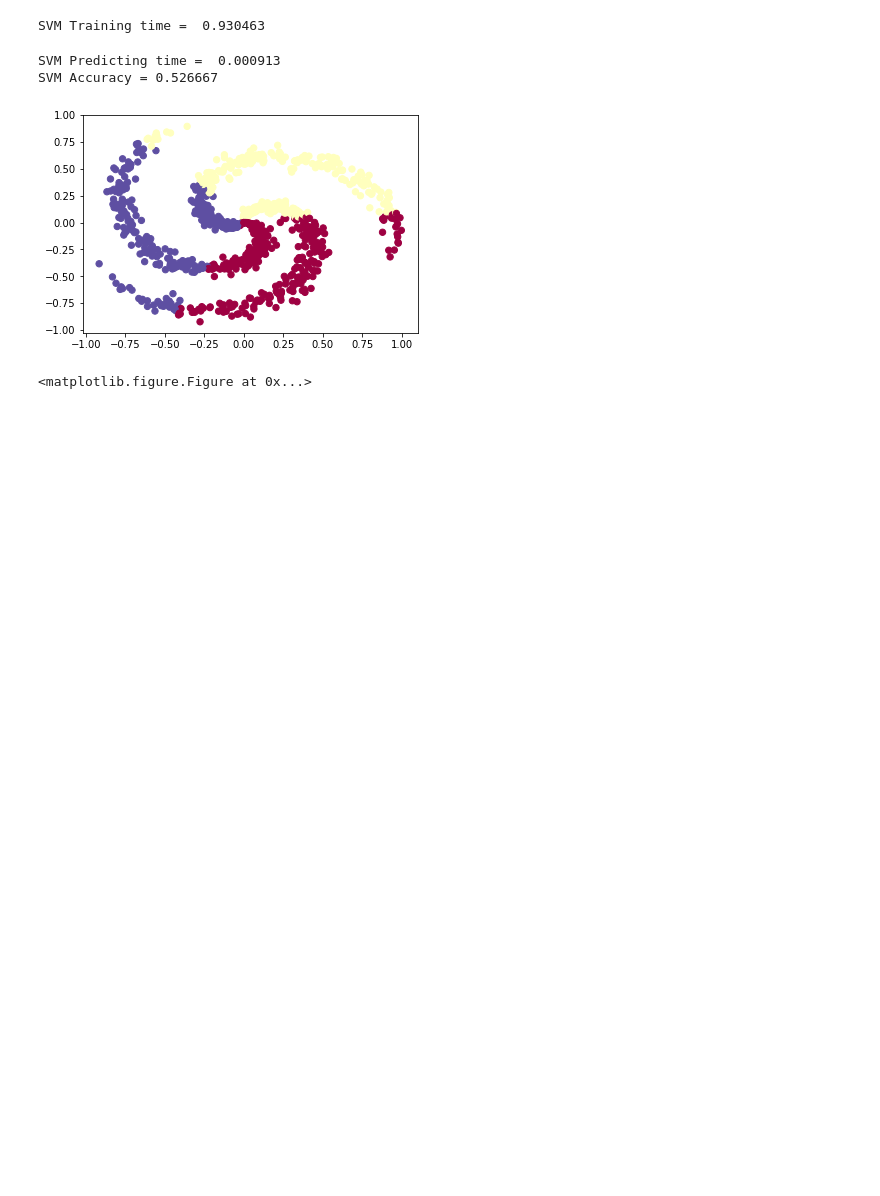
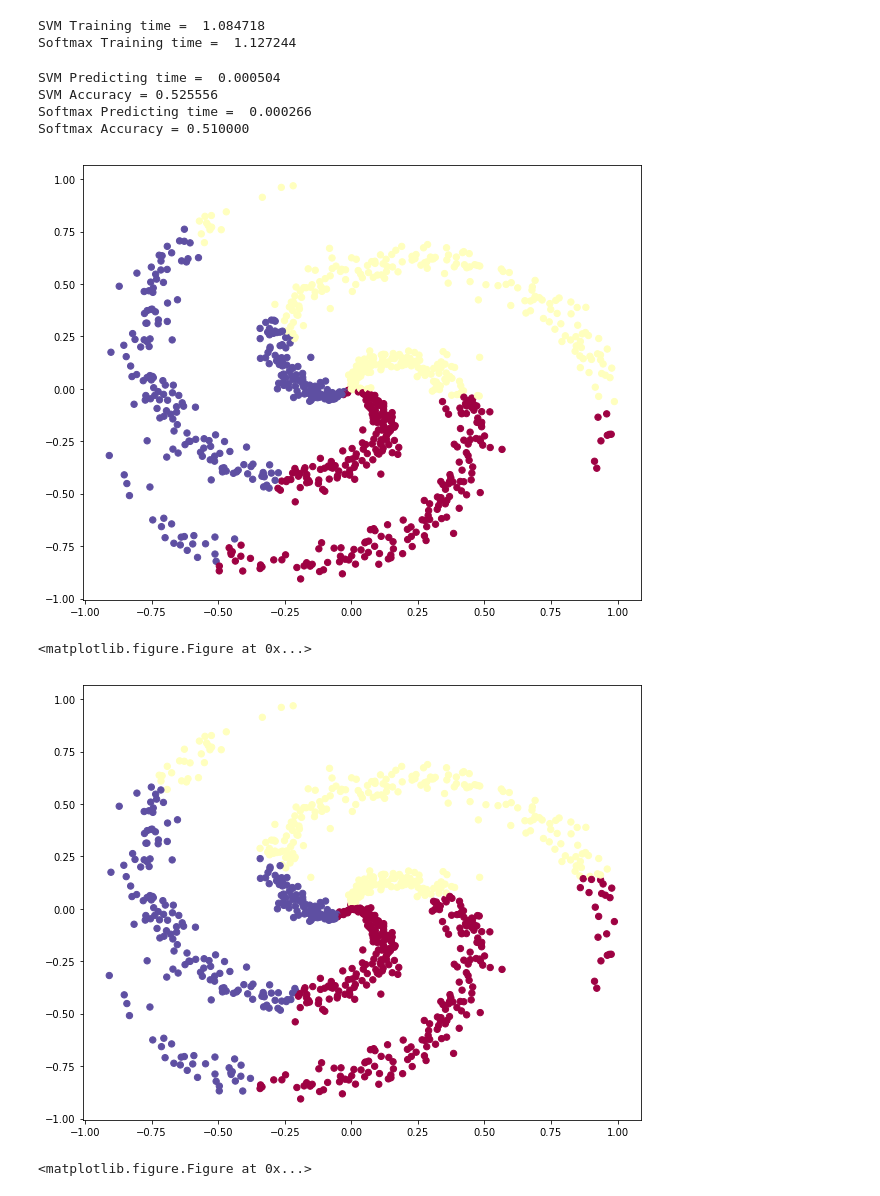
Before and after one commit to Dmitry94/Neural_Networks, a Jupyter notebook: SpiralTests.ipynb, the cells around one changed output. Drawn from its saved outputs; the diff is of its cells as text; code cells hidden in the pictures; blank space fills up the shorter version.

Commit message:
Test spiral data with softmax and svm

```diff
--- a/SpiralTests.ipynb
+++ b/SpiralTests.ipynb
@@ -1,15 +1,20 @@
 # %%
 import sys
 sys.path.append('SVM')
+sys.path.append('Softmax')
 
 import time
 import numpy as np
 
 import utils
 import LinearSVM as lSVM
+import Softmax as sfmx
 
 %matplotlib inline
 import matplotlib.pyplot as plt
+plt.rcParams['figure.figsize'] = (10.0, 8.0) # set default size of plots
+plt.rcParams['image.interpolation'] = 'nearest'
+plt.rcParams['image.cmap'] = 'gray'
 # %%
 # Generate data
 
@@ -27,39 +81,62 @@ plt.show()
 # %%
 # Init classifier
 
-BATCH_SIZE = 512
-LEARNING_RATE = 0.01
-REG_LAMBDA = 0.01
+LEARNING_RATE = 1e-2
+REG_LAMBDA = 1e-3
 
-classifier = lSVM.SVMLinearClassifier(learning_rate=LEARNING_RATE, batch_size=BATCH_SIZE, reg_lambda=REG_LAMBDA)
+svm = lSVM.SVMLinearClassifier(learning_rate=LEARNING_RATE, reg_lambda=REG_LAMBDA)
+softmax = sfmx.SoftmaxClassifier(learning_rate=LEARNING_RATE, reg_lambda=REG_LAMBDA)
 # %%
 # Training
 
 start = time.clock()
-classifier.train(X, Y)
+svm.train(X, Y, max_iters=1200)
 end = time.clock()
 print 'SVM Training time = ', end - start
+
+start = time.clock()
+softmax.train(X, Y, max_iters=1200)
+end = time.clock()
+print 'Softmax Training time = ', end - start
 # %% [output]
-SVM Training time =  0.930463
+SVM Training time =  1.084718
+Softmax Training time =  1.127244
 # %%
 # Predicting
 
 start = time.clock()
-predictions = classifier.predict(X_test)
+svm_predictions = svm.predict(X_test)
 end = time.clock()
 print 'SVM Predicting time = ', end - start
 
-accuracy = np.mean(predictions == Y_test)
+accuracy = np.mean(svm_predictions == Y_test)
 print 'SVM Accuracy = %f' % accuracy
+
+
+start = time.clock()
+softmax_predictions = softmax.predict(X_test)
+end = time.clock()
+print 'Softmax Predicting time = ', end - start
+
+accuracy = np.mean(softmax_predictions == Y_test)
+print 'Softmax Accuracy = %f' % accuracy
 # %% [output]
-SVM Predicting time =  0.000913
-SVM Accuracy = 0.526667
+SVM Predicting time =  0.000504
+SVM Accuracy = 0.525556
+Softmax Predicting time =  0.000266
+Softmax Accuracy = 0.510000
 # %%
 # Visualize spirals
 
-plt.scatter(X_test[:, 0], X_test[:, 1], c=predictions, s=40, cmap=plt.cm.Spectral)
+plt.scatter(X_test[:, 0], X_test[:, 1], c=softmax_predictions, s=40, cmap=plt.cm.Spectral)
 plt.figure(figsize=(300, 200))
 plt.show()
+
+plt.scatter(X_test[:, 0], X_test[:, 1], c=svm_predictions, s=40, cmap=plt.cm.Spectral)
+plt.figure(figsize=(300, 200))
+plt.show()
 # %% [output]
-[figure, old version]
+[figure, new version]
 <matplotlib.figure.Figure at 0x...>
+[figure, added]
+<matplotlib.figure.Figure at 0x...>
```
Also changed, not shown: parts of 2 cells of this notebook.
